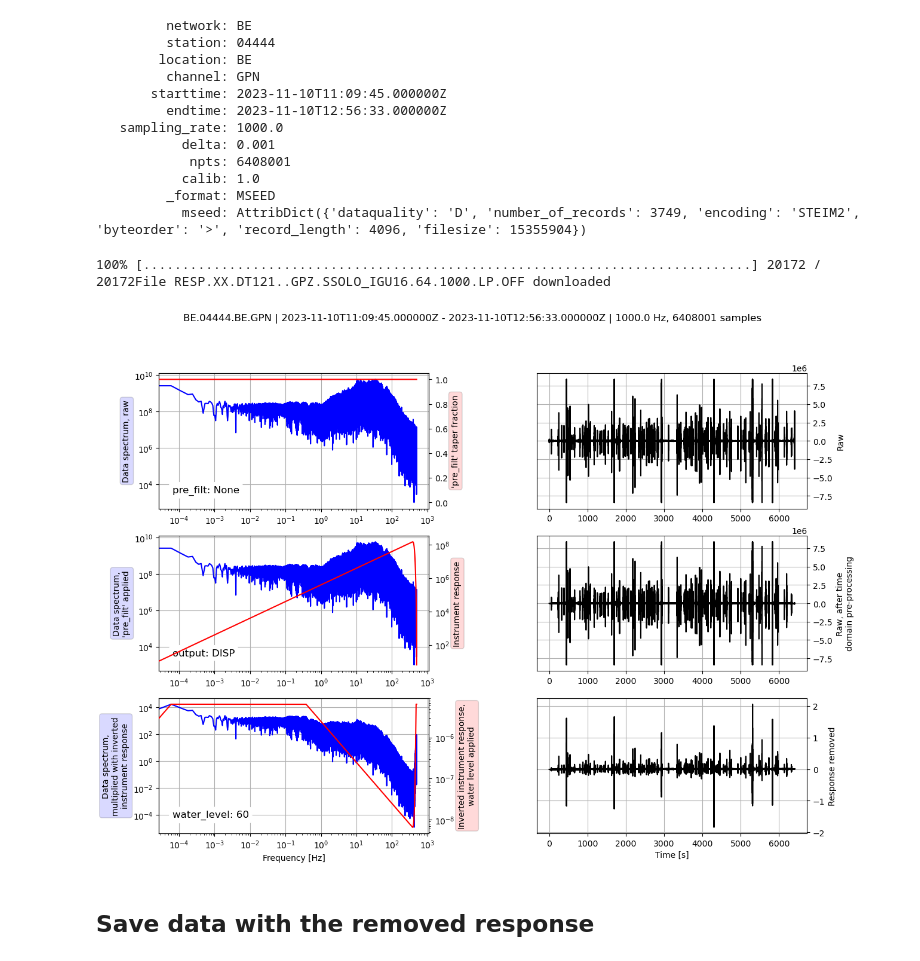
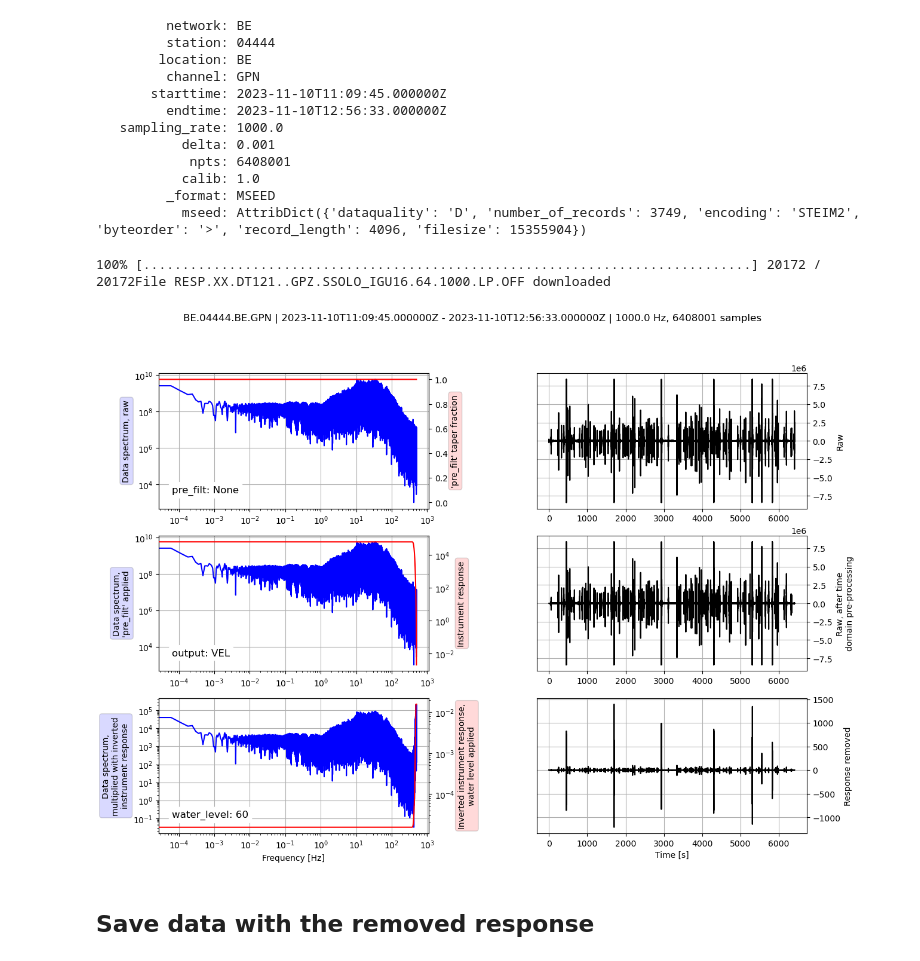
Before and after one commit to ULB-SeismoLab/Minions-Toolbox, a Jupyter notebook: response.ipynb, the cells around one changed output. Drawn from its saved outputs; the diff is of its cells as text; code cells hidden in the pictures.

```diff
--- a/response.ipynb
+++ b/response.ipynb
@@ -192,10 +199,10 @@ trace.stats
            mseed: AttribDict({'dataquality': 'D', 'number_of_records': 3749, 'encoding': 'STEIM2', 'byteorder': '>', 'record_length': 4096, 'filesize': 15355904})
 # %%
 path = 'E:/PhD/Supervision/Martin/DATA/ch_logfile/453004444/20231110141508/DigiSolo.LOG'
-rtrace = remove_resp(trace, path, ifs=1000, output='DISP', plot=True)
+rtrace = remove_resp(trace, path, ifs=1000, output='VEL', plot=True)
 # %% [output]
 100% [..............................................................................] 20172 / 20172File RESP.XX.DT121..GPZ.SSOLO_IGU16.64.1000.LP.OFF downloaded
-[figure, old version]
+[figure, new version]
 # %% [markdown]
 ## Save data with the removed response
 # %%
```
Also changed, not shown: parts of 1 cell of this notebook, 30 other files.
